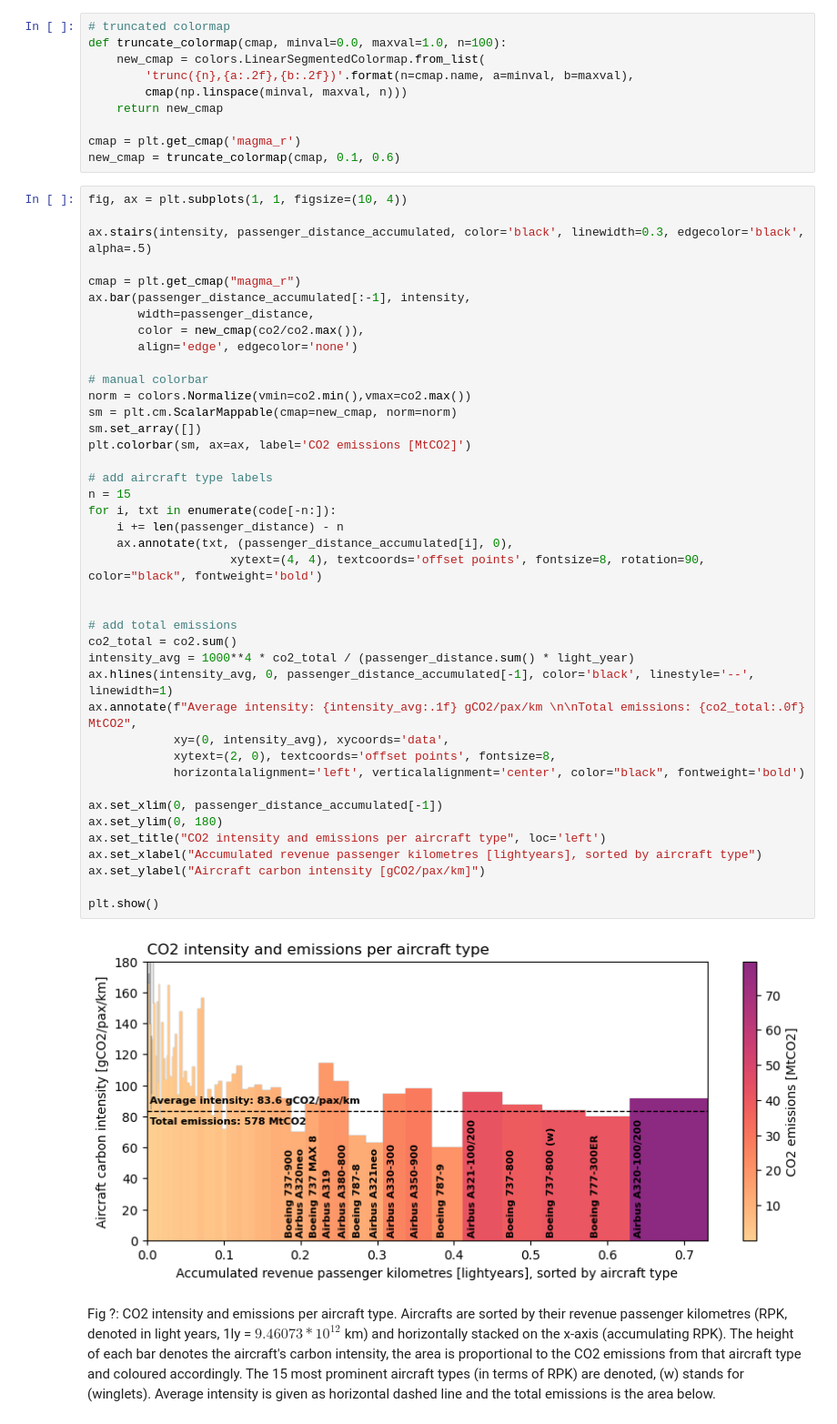
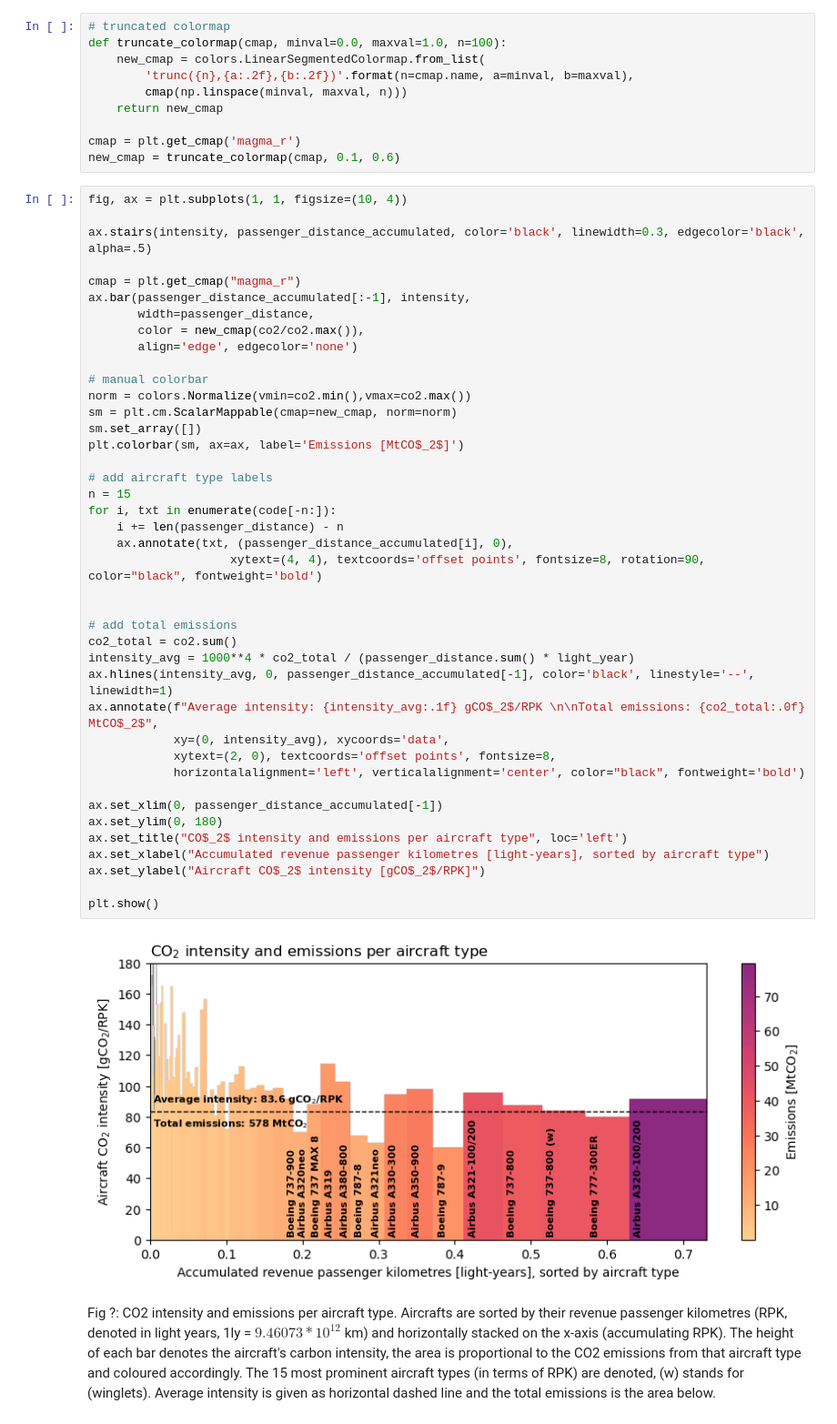
Before and after one commit to jorgecardleitao/aviation, a Jupyter notebook: plots/aircrafts.ipynb, the cells around one changed output. Shown at 91% size. Saved outputs shown, nothing was run; the diff lists cells and outputs as text.

```diff
--- a/plots/aircrafts.ipynb
+++ b/plots/aircrafts.ipynb
@@ -86,38 +86,38 @@ ax.bar(passenger_distance_accumulated[:-1], intensity,
        width=passenger_distance,
        color = new_cmap(co2/co2.max()),
        align='edge', edgecolor='none')
 
 # manual colorbar
 norm = colors.Normalize(vmin=co2.min(),vmax=co2.max())
 sm = plt.cm.ScalarMappable(cmap=new_cmap, norm=norm)
 sm.set_array([])
-plt.colorbar(sm, ax=ax, label='CO2 emissions [MtCO2]')
+plt.colorbar(sm, ax=ax, label='Emissions [MtCO$_2$]')
 
 # add aircraft type labels
 n = 15
 for i, txt in enumerate(code[-n:]):
     i += len(passenger_distance) - n
     ax.annotate(txt, (passenger_distance_accumulated[i], 0),
                     xytext=(4, 4), textcoords='offset points', fontsize=8, rotation=90, color="black", fontweight='bold')
 
 
 # add total emissions
 co2_total = co2.sum()
 intensity_avg = 1000**4 * co2_total / (passenger_distance.sum() * light_year)
 ax.hlines(intensity_avg, 0, passenger_distance_accumulated[-1], color='black', linestyle='--', linewidth=1)
-ax.annotate(f"Average intensity: {intensity_avg:.1f} gCO2/pax/km \n\nTotal emissions: {co2_total:.0f} MtCO2",
+ax.annotate(f"Average intensity: {intensity_avg:.1f} gCO$_2$/RPK \n\nTotal emissions: {co2_total:.0f} MtCO$_2$",
             xy=(0, intensity_avg), xycoords='data',
             xytext=(2, 0), textcoords='offset points', fontsize=8,
             horizontalalignment='left', verticalalignment='center', color="black", fontweight='bold')
 
 ax.set_xlim(0, passenger_distance_accumulated[-1])
 ax.set_ylim(0, 180)
-ax.set_title("CO2 intensity and emissions per aircraft type", loc='left')
-ax.set_xlabel("Accumulated revenue passenger kilometres [lightyears], sorted by aircraft type")
-ax.set_ylabel("Aircraft carbon intensity [gCO2/pax/km]")
+ax.set_title("CO$_2$ intensity and emissions per aircraft type", loc='left')
+ax.set_xlabel("Accumulated revenue passenger kilometres [light-years], sorted by aircraft type")
+ax.set_ylabel("Aircraft CO$_2$ intensity [gCO$_2$/RPK]")
 
 plt.show()
 # %% [output]
-[figure, old version]
+[figure, new version]
 # %% [markdown]
 Fig ?: CO2 intensity and emissions per aircraft type. Aircrafts are sorted by their revenue passenger kilometres (RPK, denoted in light years, 1ly = $9.46073*10^{12}$ km) and horizontally stacked on the x-axis (accumulating RPK). The height of each bar denotes the aircraft's carbon intensity, the area is proportional to the CO2 emissions from that aircraft type and coloured accordingly. The 15 most prominent aircraft types (in terms of RPK) are denoted, (w) stands for (winglets). Average intensity is given as horizontal dashed line and the total emissions is the area below.
```
